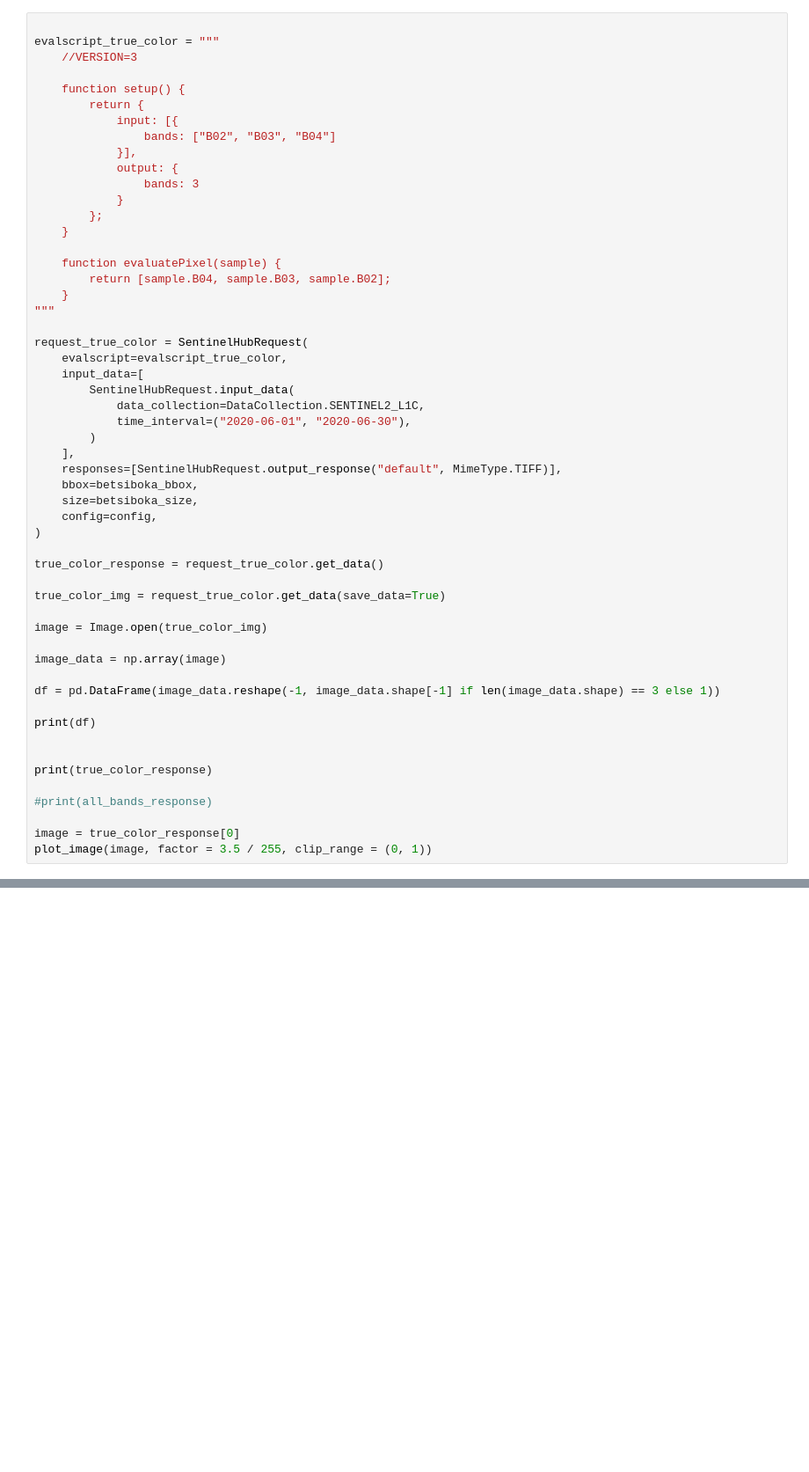
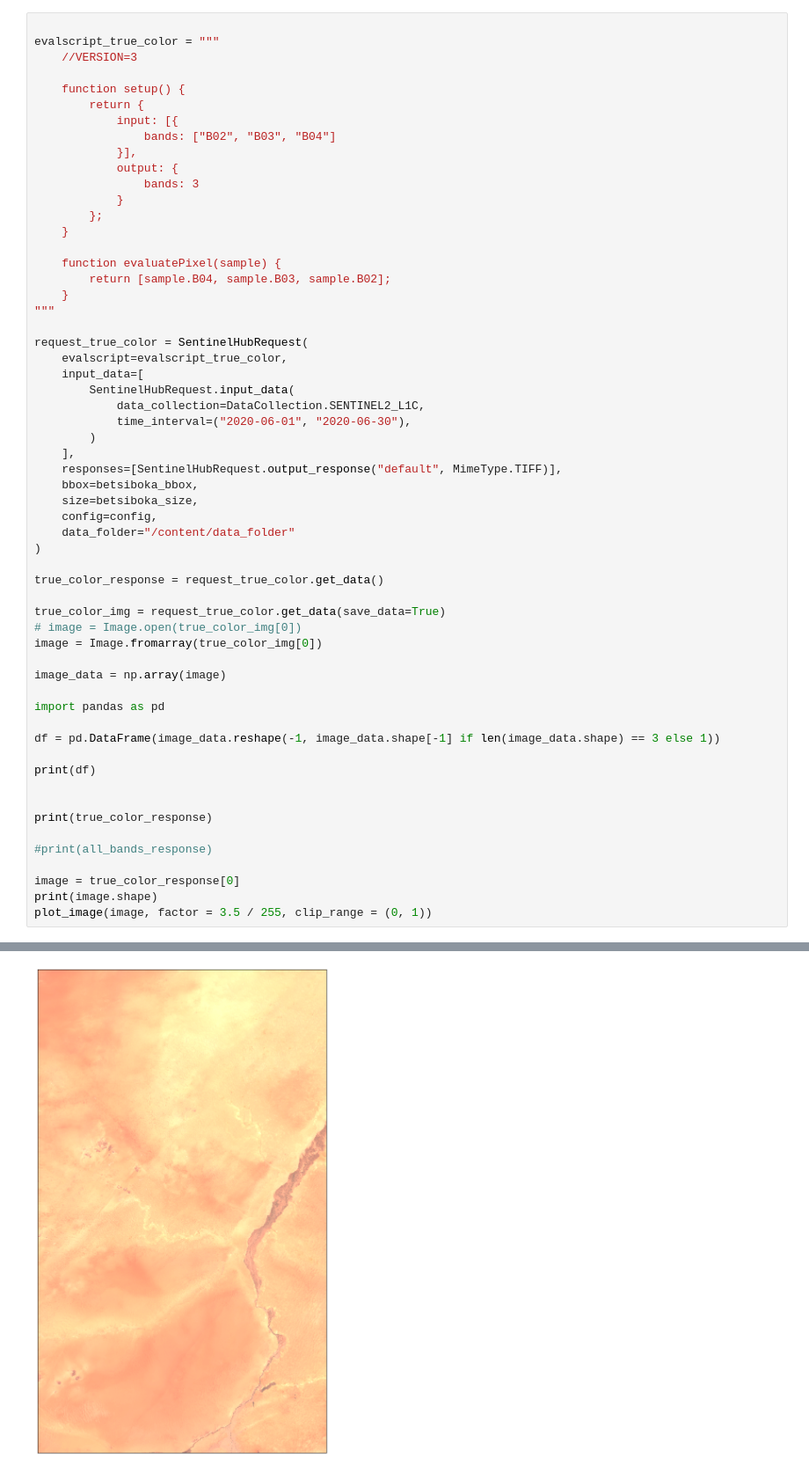
Before and after one commit to gt-big-data/Agricultural-Productivity, a Jupyter notebook: classification/sentinel.ipynb, the cells around one changed output, grey strips where cells are left out. Shown at 88% size. Cells and saved outputs as stored; diff of their text form; blank space fills up the shorter version.

```diff
--- a/classification/sentinel.ipynb
+++ b/classification/sentinel.ipynb
@@ -93,15 +113,18 @@ request_true_color = SentinelHubRequest(
     bbox=betsiboka_bbox,
     size=betsiboka_size,
     config=config,
+    data_folder="/content/data_folder"
 )
 
 true_color_response = request_true_color.get_data()
 
 true_color_img = request_true_color.get_data(save_data=True)
-
-image = Image.open(true_color_img)
+# image = Image.open(true_color_img[0])
+image = Image.fromarray(true_color_img[0])
 
 image_data = np.array(image)
+
+import pandas as pd
 
 df = pd.DataFrame(image_data.reshape(-1, image_data.shape[-1] if len(image_data.shape) == 3 else 1))
 
@@ -113,5 +136,6 @@ print(true_color_response)
 #print(all_bands_response)
 
 image = true_color_response[0]
+print(image.shape)
 plot_image(image, factor = 3.5 / 255, clip_range = (0, 1))
 # %% [output]
@@ -119 +159,2 @@ ValueError: Request parameter `data_folder` is not specified. In order to save d
+[figure, added]
 # %%
```
Also changed, not shown: parts of 16 cells of this notebook.
